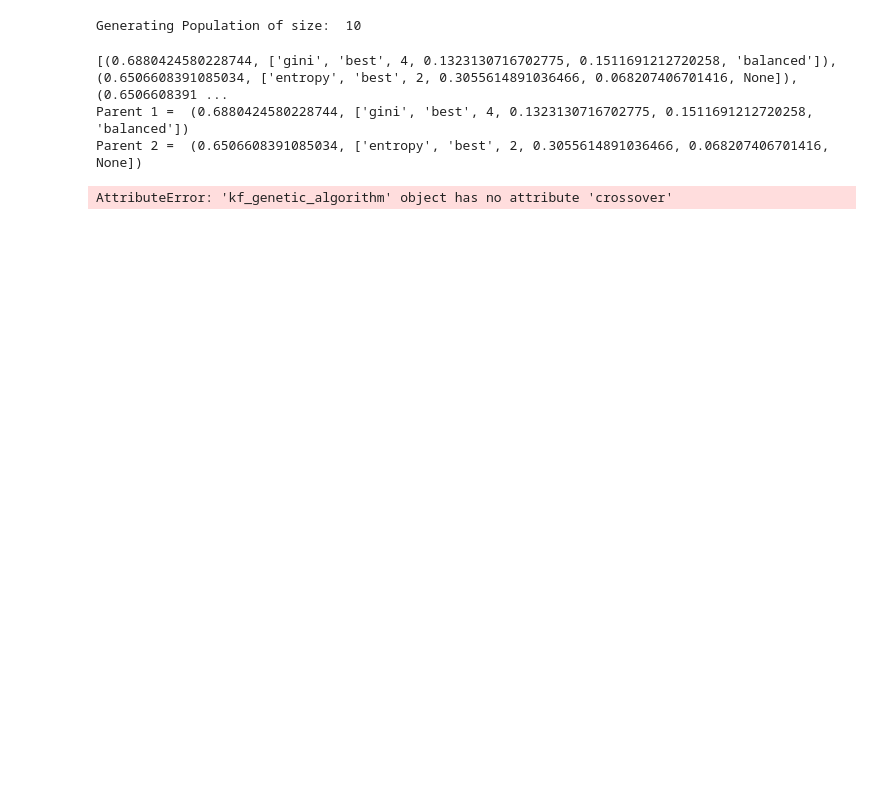
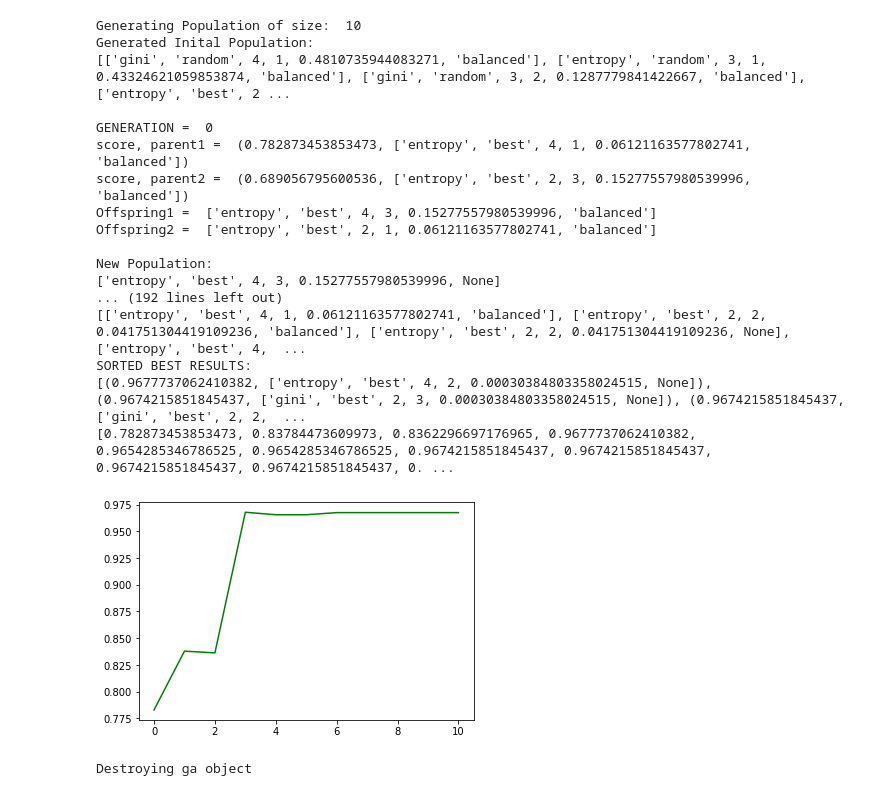
Before and after one commit to NorthOfNull/ML, a Jupyter notebook: Genetic Algorithm Class.ipynb, the cells around one changed output. Drawn from its saved outputs; the diff is of its cells as text; code cells hidden in the pictures; blank space fills up the shorter version.

Commit message:
Finished GA for DecisionTreeClassifier; added RandomForestClassifier to GA

```diff
--- a/Genetic Algorithm Class.ipynb
+++ b/Genetic Algorithm Class.ipynb
@@ -171,23 +334,39 @@ class kf_genetic_algorithm:
 # %%
 # Instantiate Genetic Algoritm class, which generates ga.population of size population_size
 # The population's chromosome genes depend upon the classifier being used
 # Different classifiers have different 'gene pools' (hyperparameter options)
 dataset_path = "../Datasets/ISOT Botnet 2010/Pre-processed/isot_botnet.csv"
 
-ga = kf_genetic_algorithm(classifier='DecisionTreeClassifier', dataset_path=dataset_path, population_size=10, generations=10)
-
-#print("\nInital Population:")
-#for chromosome in range(0, ga.population_size):
-#    print(ga.population[chromosome])
+ga = kf_genetic_algorithm(classifier='DecisionTreeClassifier', dataset_path=dataset_path,
+                          population_size=10, generations=10)
 
 # Run Genetic Algorithm for N generations on given dataset
-best_result = ga.run()
+sorted_best_results = ga.run()
 
+print("SORTED BEST RESULTS:")
+print(sorted_best_results)
+
+# Generate plot for the best fitness score in each generation
+ga.plot_fitness_scores()
 
 del ga
 # %% [output]
 Generating Population of size:  10
+Generated Inital Population:
+[['gini', 'random', 4, 1, 0.4810735944083271, 'balanced'], ['entropy', 'random', 3, 1, 0.43324621059853874, 'balanced'], ['gini', 'random', 3, 2, 0.1287779841422667, 'balanced'], ['entropy', 'best', 2 ...
+
+GENERATION =  0
+score, parent1 =  (0.782873453853473, ['entropy', 'best', 4, 1, 0.06121163577802741, 'balanced'])
+score, parent2 =  (0.689056795600536, ['entropy', 'best', 2, 3, 0.15277557980539996, 'balanced'])
+Offspring1 =  ['entropy', 'best', 4, 3, 0.15277557980539996, 'balanced']
+Offspring2 =  ['entropy', 'best', 2, 1, 0.06121163577802741, 'balanced']
+
+New Population:
+['entropy', 'best', 4, 3, 0.15277557980539996, None]
+... (192 lines left out)
+[['entropy', 'best', 4, 1, 0.06121163577802741, 'balanced'], ['entropy', 'best', 2, 2, 0.041751304419109236, 'balanced'], ['entropy', 'best', 2, 2, 0.041751304419109236, None], ['entropy', 'best', 4,  ...
+SORTED BEST RESULTS:
+[(0.9677737062410382, ['entropy', 'best', 4, 2, 0.00030384803358024515, None]), (0.9674215851845437, ['gini', 'best', 2, 3, 0.00030384803358024515, None]), (0.9674215851845437, ['gini', 'best', 2, 2,  ...
+[0.782873453853473, 0.83784473609973, 0.8362296697176965, 0.9677737062410382, 0.9654285346786525, 0.9654285346786525, 0.9674215851845437, 0.9674215851845437, 0.9674215851845437, 0.9674215851845437, 0. ...
+[figure, added]
-[(0.6880424580228744, ['gini', 'best', 4, 0.1323130716702775, 0.1511691212720258, 'balanced']), (0.6506608391085034, ['entropy', 'best', 2, 0.3055614891036466, 0.068207406701416, None]), (0.6506608391 ...
-Parent 1 =  (0.6880424580228744, ['gini', 'best', 4, 0.1323130716702775, 0.1511691212720258, 'balanced'])
-Parent 2 =  (0.6506608391085034, ['entropy', 'best', 2, 0.3055614891036466, 0.068207406701416, None])
+Destroying ga object
-AttributeError: 'kf_genetic_algorithm' object has no attribute 'crossover'
```
Also changed, not shown: parts of 2 cells of this notebook, 2 other files.
